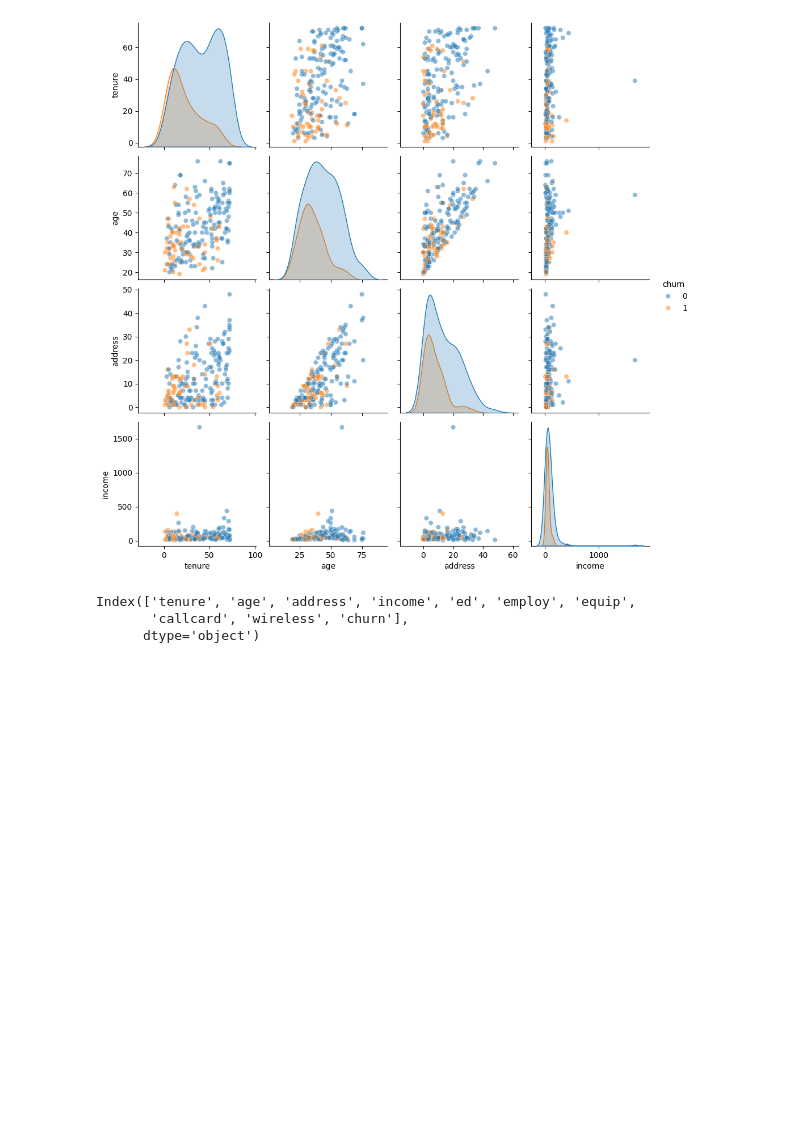
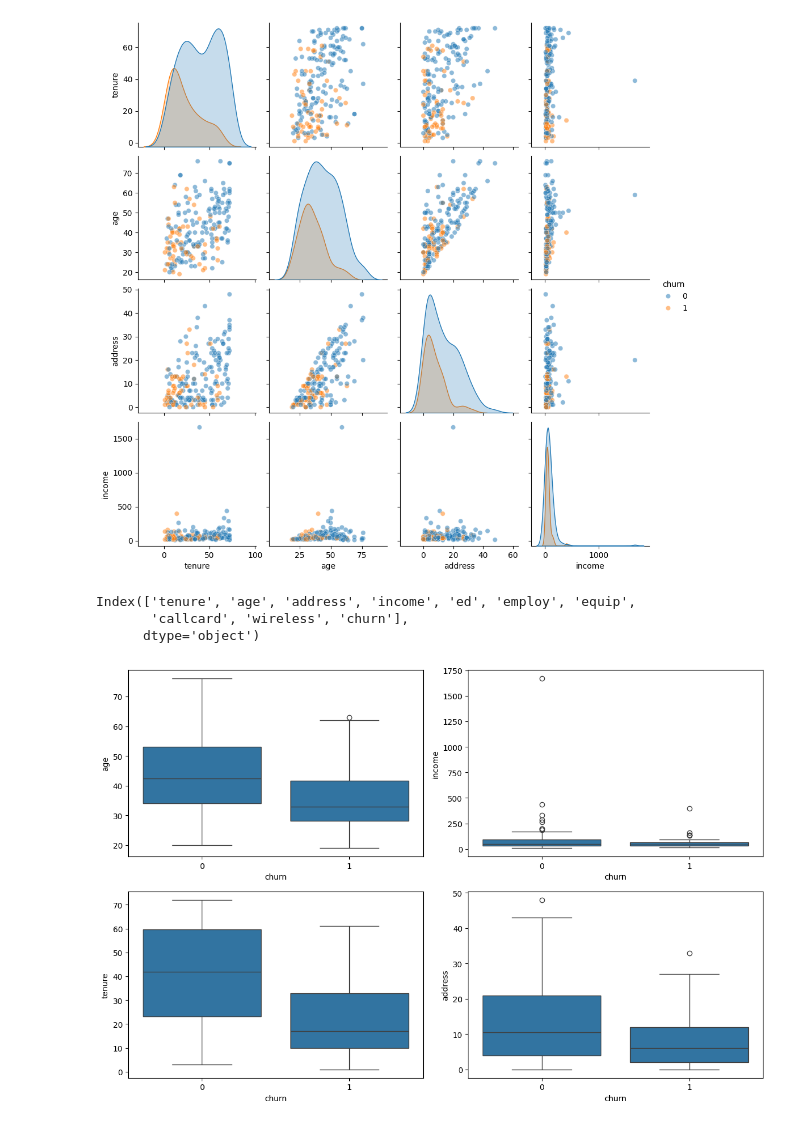
Before and after one commit to AbhinavSinghKuriya/Datasheet4, a Jupyter notebook: DataAnalysis.ipynb, the cells around one changed output. Saved outputs shown, nothing was run; the diff lists cells and outputs as text; code cells hidden in the pictures; blank space fills up the shorter version.

```diff
--- a/DataAnalysis.ipynb
+++ b/DataAnalysis.ipynb
@@ -179,3 +179,14 @@ churnplot.savefig('pairplotchurn.png', dpi=300, bbox_inches='tight')
 Index(['tenure', 'age', 'address', 'income', 'ed', 'employ', 'equip',
        'callcard', 'wireless', 'churn'],
       dtype='object')
+# %%
+fig, ax = plt.subplots(2,2, figsize=(12,8))
+
+sns.boxplot(x='churn', y='age', data=df, ax=ax[0,0])
+sns.boxplot(x='churn', y='income', data=df, ax=ax[0,1])
+sns.boxplot(x='churn', y='tenure', data=df, ax=ax[1,0])
+sns.boxplot(x='churn', y='address', data=df, ax=ax[1,1])
+
+plt.tight_layout()
+# %% [output]
+[figure, added]
```
Also changed, not shown: parts of 1 cell of this notebook.
